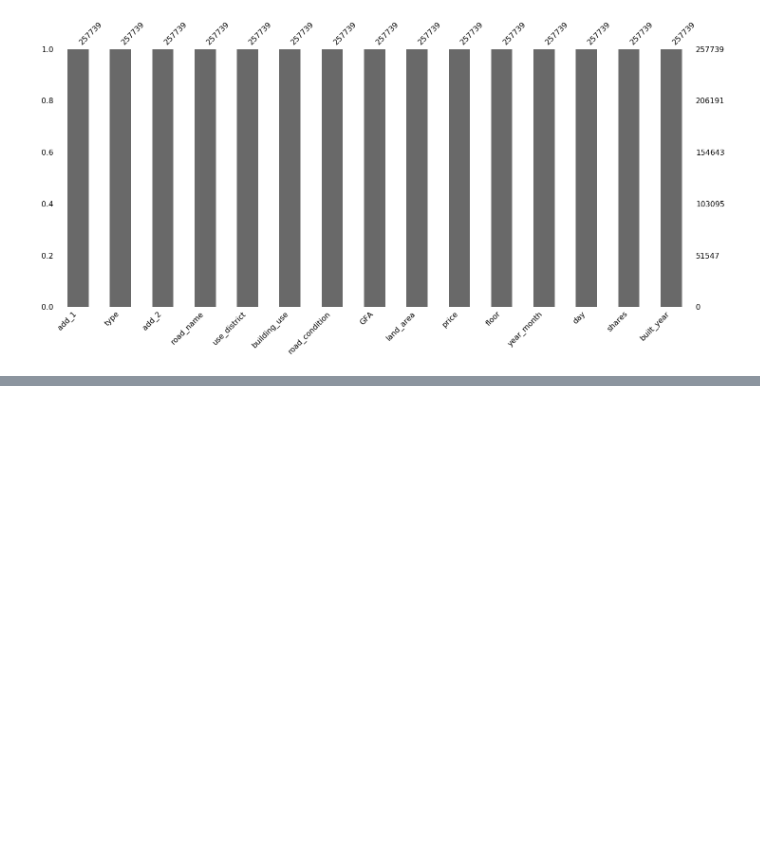
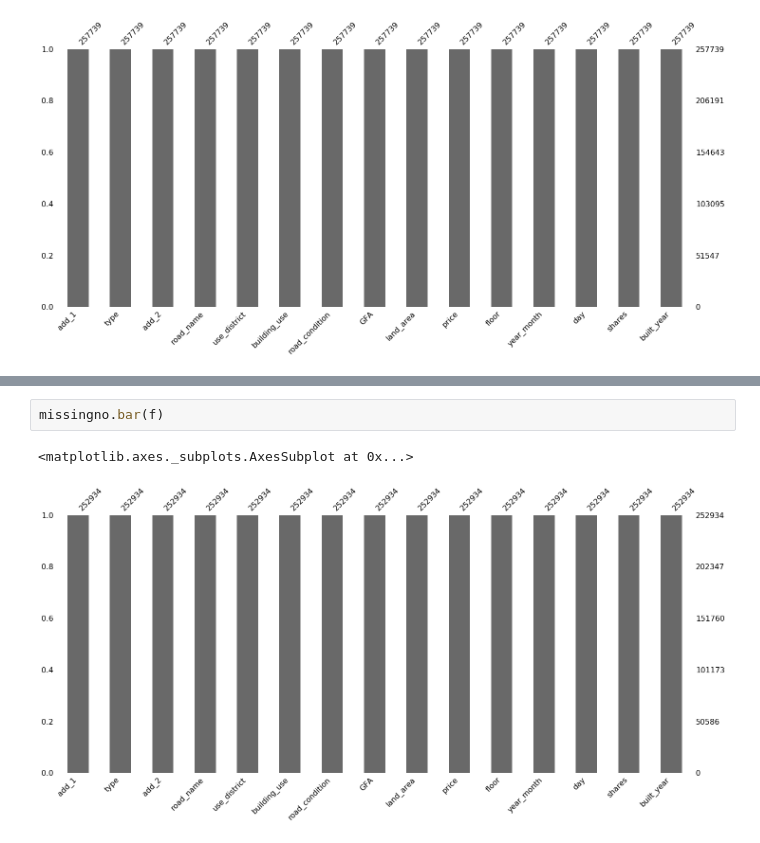
Before and after one commit to Choah/Public_data_EDA, a Jupyter notebook: 05_EDA_COMMERCE.ipynb, the cells around one changed output, grey strips where cells are left out. Drawn from its saved outputs; the diff is of its cells as text; blank space fills up the shorter version.

```diff
--- a/05_EDA_COMMERCE.ipynb
+++ b/05_EDA_COMMERCE.ipynb
@@ -534,0 +808,5 @@ dataset.describe()
+# %%
+missingno.bar(f)
+# %% [output]
+<matplotlib.axes._subplots.AxesSubplot at 0x...>
+[figure, added]
```
Also changed, not shown: parts of 50 cells of this notebook.
